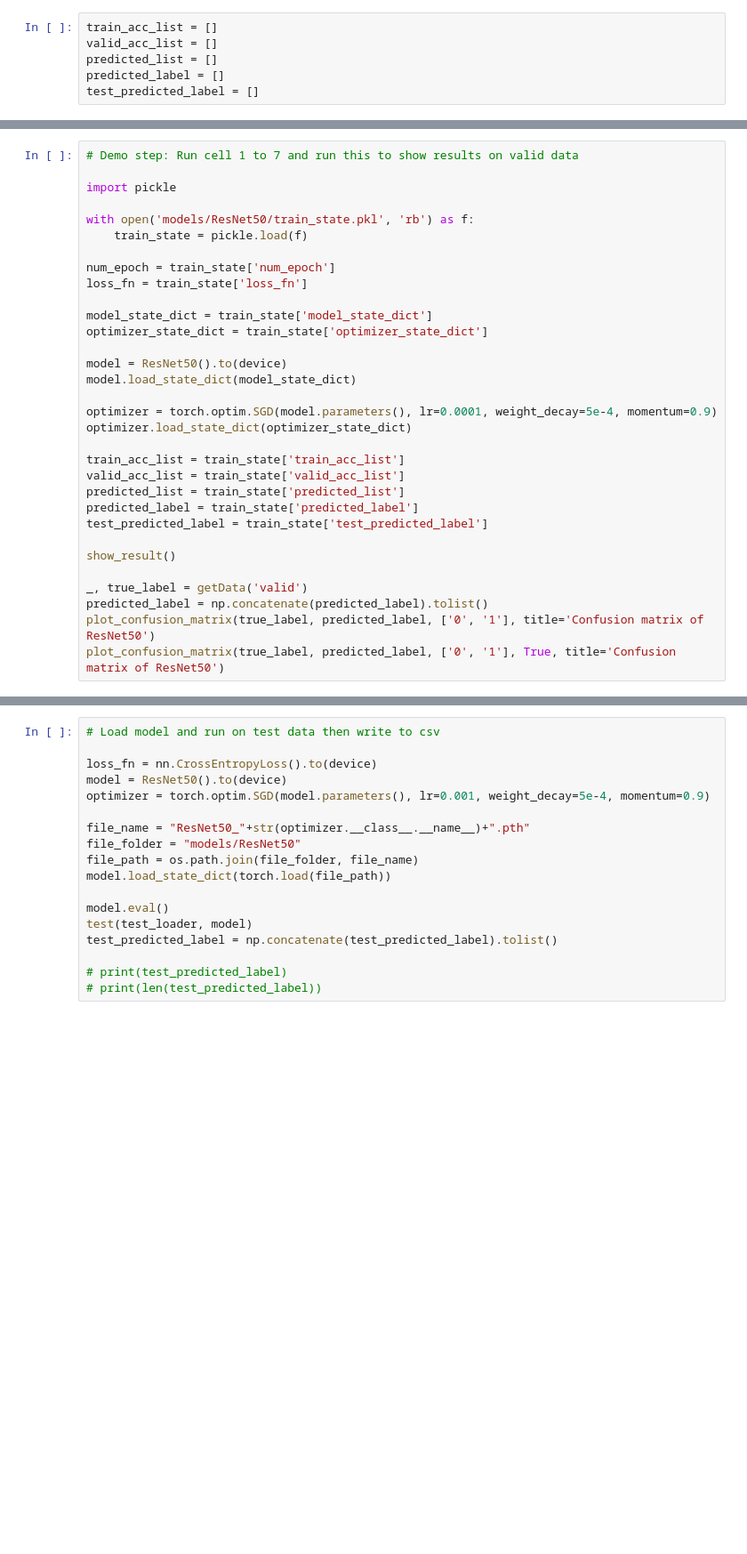
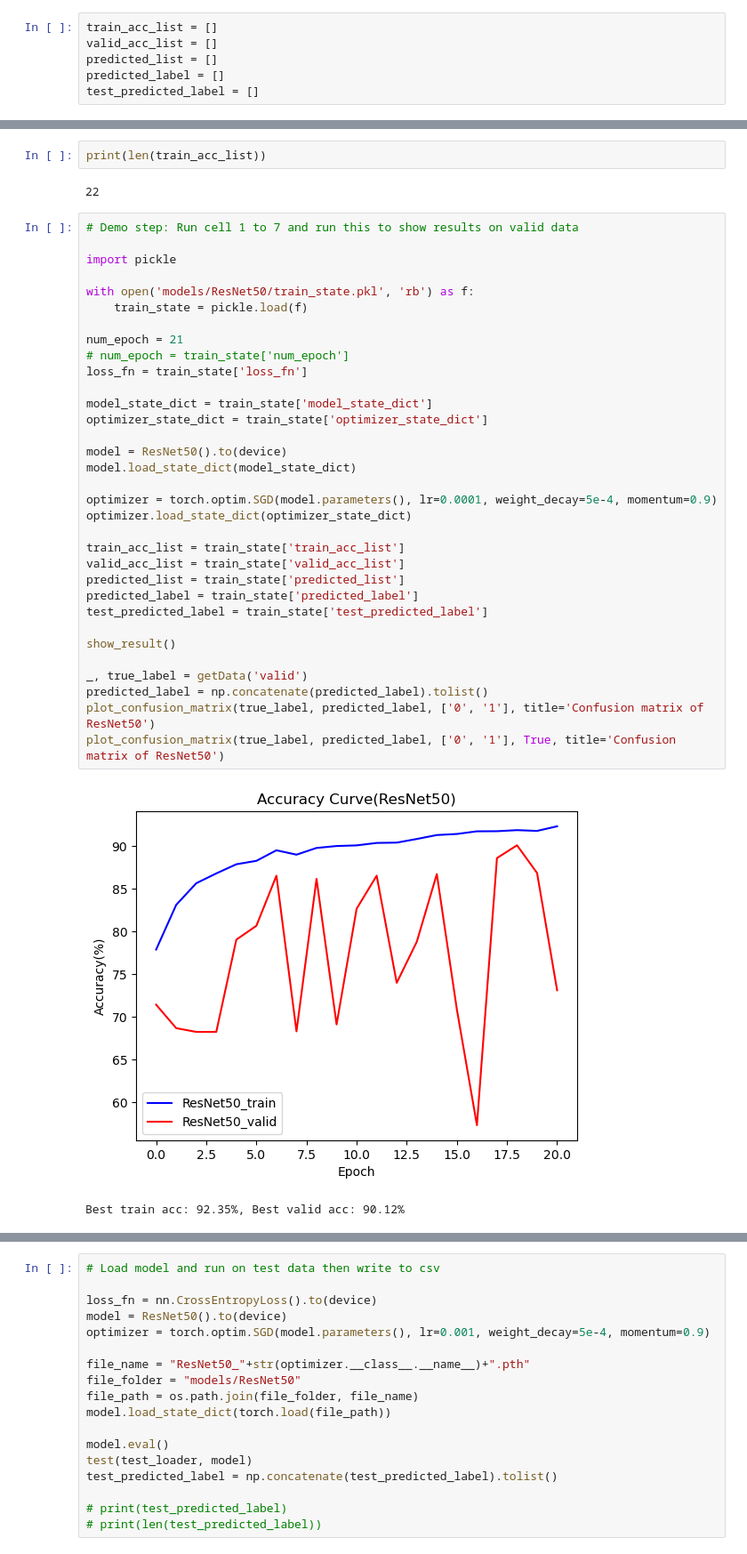
Before and after one commit to frankkn/NYCU_DLP, a Jupyter notebook: Lab3_Leukemia_Classification/lab3_ResNet50_SGD.ipynb, the cells around one changed output, grey strips where cells are left out. Shown: that part at 89% size. Drawn from its saved outputs; the diff is of its cells as text; blank space fills up the shorter version.

```diff
--- a/Lab3_Leukemia_Classification/lab3_ResNet50_SGD.ipynb
+++ b/Lab3_Leukemia_Classification/lab3_ResNet50_SGD.ipynb
@@ -436,32 +456,40 @@ if remaining_epoch != 0:
+# %%
+print(len(train_acc_list))
+# %% [output]
+22
 # %%
 # Demo step: Run cell 1 to 7 and run this to show results on valid data
 
 import pickle
 
 with open('models/ResNet50/train_state.pkl', 'rb') as f:
     train_state = pickle.load(f)
 
-num_epoch = train_state['num_epoch']
+num_epoch = 21
+# num_epoch = train_state['num_epoch']
 loss_fn = train_state['loss_fn']
 
 model_state_dict = train_state['model_state_dict']
 optimizer_state_dict = train_state['optimizer_state_dict']
 
 model = ResNet50().to(device)
 model.load_state_dict(model_state_dict)
 
 optimizer = torch.optim.SGD(model.parameters(), lr=0.0001, weight_decay=5e-4, momentum=0.9)
 optimizer.load_state_dict(optimizer_state_dict)
 
 train_acc_list = train_state['train_acc_list']
 valid_acc_list = train_state['valid_acc_list']
 predicted_list = train_state['predicted_list']
 predicted_label = train_state['predicted_label']
 test_predicted_label = train_state['test_predicted_label']
 
 show_result()
 
 _, true_label = getData('valid')
 predicted_label = np.concatenate(predicted_label).tolist()
 plot_confusion_matrix(true_label, predicted_label, ['0', '1'], title='Confusion matrix of ResNet50')
 plot_confusion_matrix(true_label, predicted_label, ['0', '1'], True, title='Confusion matrix of ResNet50')
+# %% [output]
+[figure, added]
+Best train acc: 92.35%, Best valid acc: 90.12%
```
Also changed, not shown: parts of 5 cells of this notebook, 1 other file.
